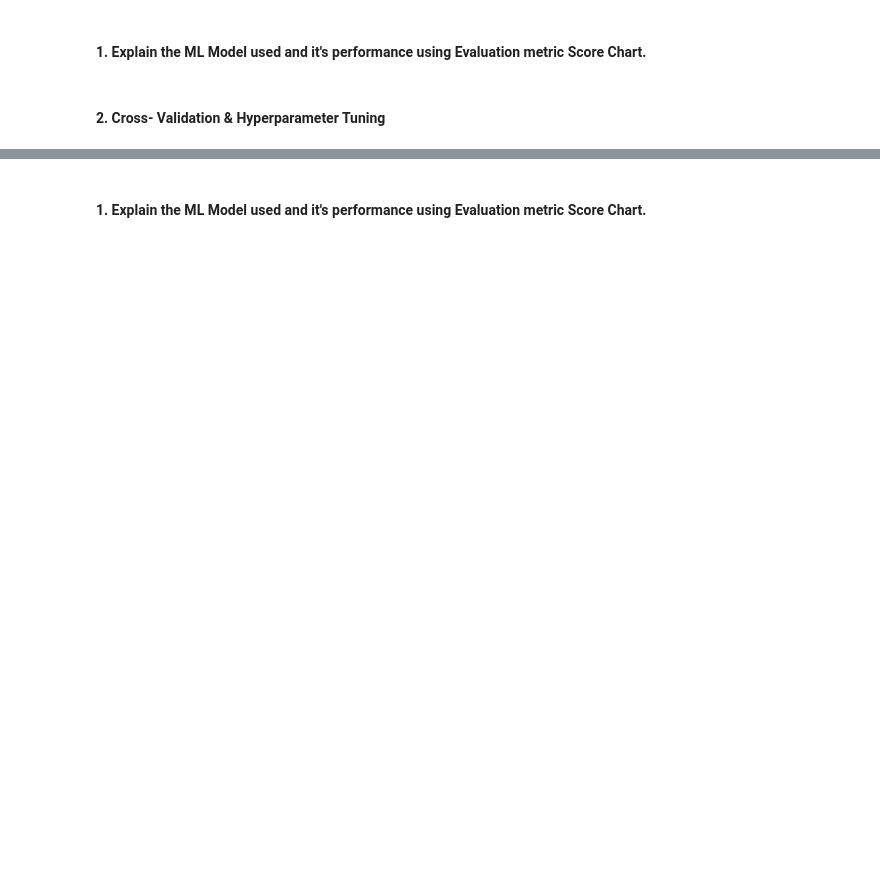
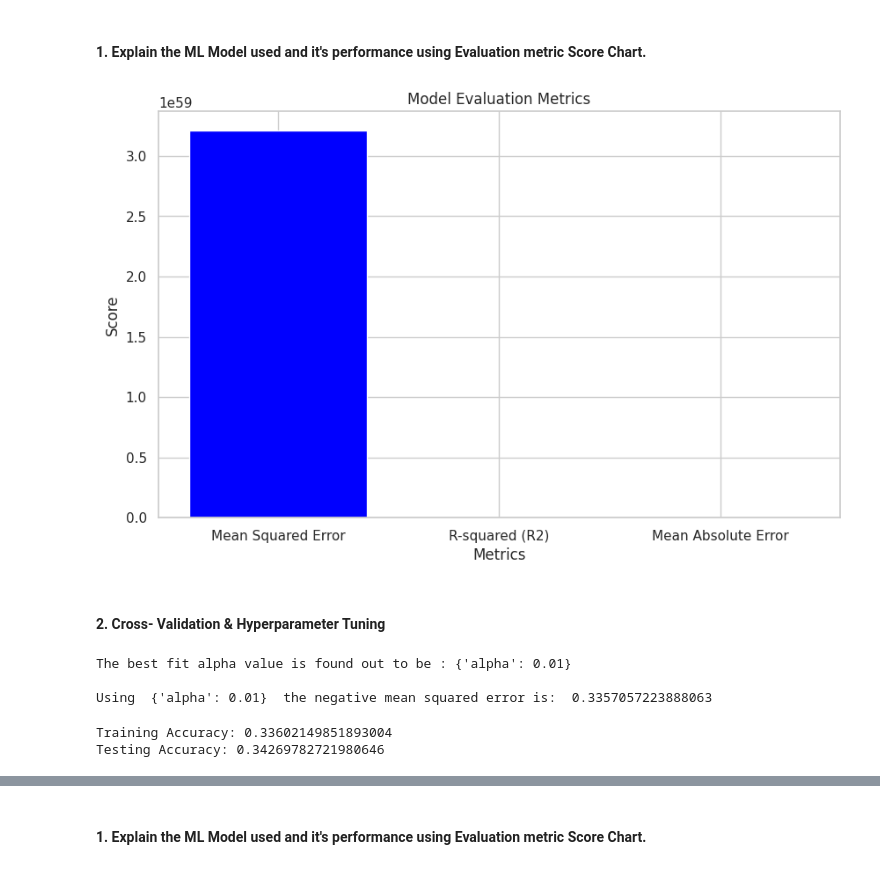
Before and after one commit to Manoharjha333/transport-demand-prediction, a Jupyter notebook: ML_Regression_Transport_Demand_Prediction.ipynb, the cells around one changed output, grey strips where cells are left out. Saved outputs shown, nothing was run; the diff lists cells and outputs as text; code cells hidden in the pictures; blank space fills up the shorter version.

```diff
--- a/ML_Regression_Transport_Demand_Prediction.ipynb
+++ b/ML_Regression_Transport_Demand_Prediction.ipynb
@@ -1057,0 +1067,14 @@ Answer Here.
+# %%
+# Calculate evaluation metrics
+from sklearn.metrics import mean_absolute_error
+
+MSE=mean_squared_error(y_test,y_pred)
+print('MSE is:',MSE)
+MAE=mean_absolute_error(y_test,y_pred)
+print('MAE is:',MAE)
+r2=r2_score(y_test,y_pred)
+print('r2:',r2)
+adjusted_r2=(1-(1-r2_score(y_test, y_pred))*((X_test.shape[0]-1)/(X_test.shape[0]-X_test.shape[1]-1)))
+print('adjust_r2 is:',adjusted_r2)
+RMSE=math.sqrt(mean_squared_error(y_test, y_pred))
+print('RMSE is:',RMSE)
@@ -1057,0 +1097,10 @@ Answer Here.
+# %%
+y_pred = Linear_model.predict(X_test)
+# %%
+from sklearn.metrics import mean_squared_error
+
+MSE  = mean_squared_error(10**(y_test), 10**(y_pred))
+print("MSE :" , MSE)
+
+RMSE = np.sqrt(MSE)
+print("RMSE :" ,RMSE)
@@ -1057,0 +1110,5 @@ Answer Here.
+# %%
+from sklearn.metrics import r2_score
+r2 = r2_score(10**(y_test), 10**(y_pred))
+print("R2 :" ,r2)
+print("Adjusted R2 : ",1-(1-r2_score(10**(y_test), 10**(y_pred)))*((X_test.shape[0]-1)/(X_test.shape[0]-X_test.shape[1]-1)))
@@ -1062,2 +1134,16 @@ Answer Here.
+# %%
+# Visualizing evaluation Metric Score chart
+# Create a bar chart to visualize the metric scores
+metric_names = ['Mean Squared Error', 'R-squared (R2)', 'Mean Absolute Error']
+metric_scores = [MSE, r2, MAE]
+
+plt.figure(figsize=(10, 6))
+plt.bar(metric_names, metric_scores, color=['blue', 'green', 'orange'])
+plt.xlabel('Metrics')
+plt.ylabel('Score')
+plt.title('Model Evaluation Metrics')
+plt.show()
+# %% [output]
+[figure, added]
 # %% [markdown]
 #### 2. Cross- Validation & Hyperparameter Tuning
@@ -1069,0 +1150,21 @@ Answer Here.
+# %%
+# ML Model - 1 Implementation with hyperparameter optimization techniques (i.e., GridSearch CV, RandomSearch CV, Bayesian Optimization etc.)
+### Cross validation
+# ML Model - Lasso Regression Implementation with hyperparameter optimization techniques
+from sklearn.model_selection import GridSearchCV
+from sklearn.linear_model import Lasso
+
+lasso = Lasso(alpha=0.1)
+
+# Fit the Algorithm
+parameters = {'alpha': [1e-15,1e-13,1e-10,1e-8,1e-5,1e-4,1e-3,
+                        1e-2,1e-1,1,5,10,20,30,40,45,50,55,60,100]}
+lasso_regressor = GridSearchCV(lasso, parameters, cv=3)
+lasso_regressor.fit(X_train, y_train)
+
+print("The best fit alpha value is found out to be :" ,lasso_regressor.best_params_)
+print("\nUsing ",lasso_regressor.best_params_, " the negative mean squared error is: ", lasso_regressor.best_score_)
+# %% [output]
+The best fit alpha value is found out to be : {'alpha': 0.01}
+
+Using  {'alpha': 0.01}  the negative mean squared error is:  0.3357057223888063
@@ -1069,0 +1174,10 @@ Answer Here.
+# %%
+# Model score on Train and Test
+lasso_score_Training = lasso_regressor.score(X_train,y_train)
+print('Training Accuracy:',lasso_score_Training)
+
+lasso_score_Testing = lasso_regressor.score(X_test,y_test)
+print('Testing Accuracy:',lasso_score_Testing)
+# %% [output]
+Training Accuracy: 0.33602149851893004
+Testing Accuracy: 0.34269782721980646
```
Also changed, not shown: parts of 201 cells of this notebook.
